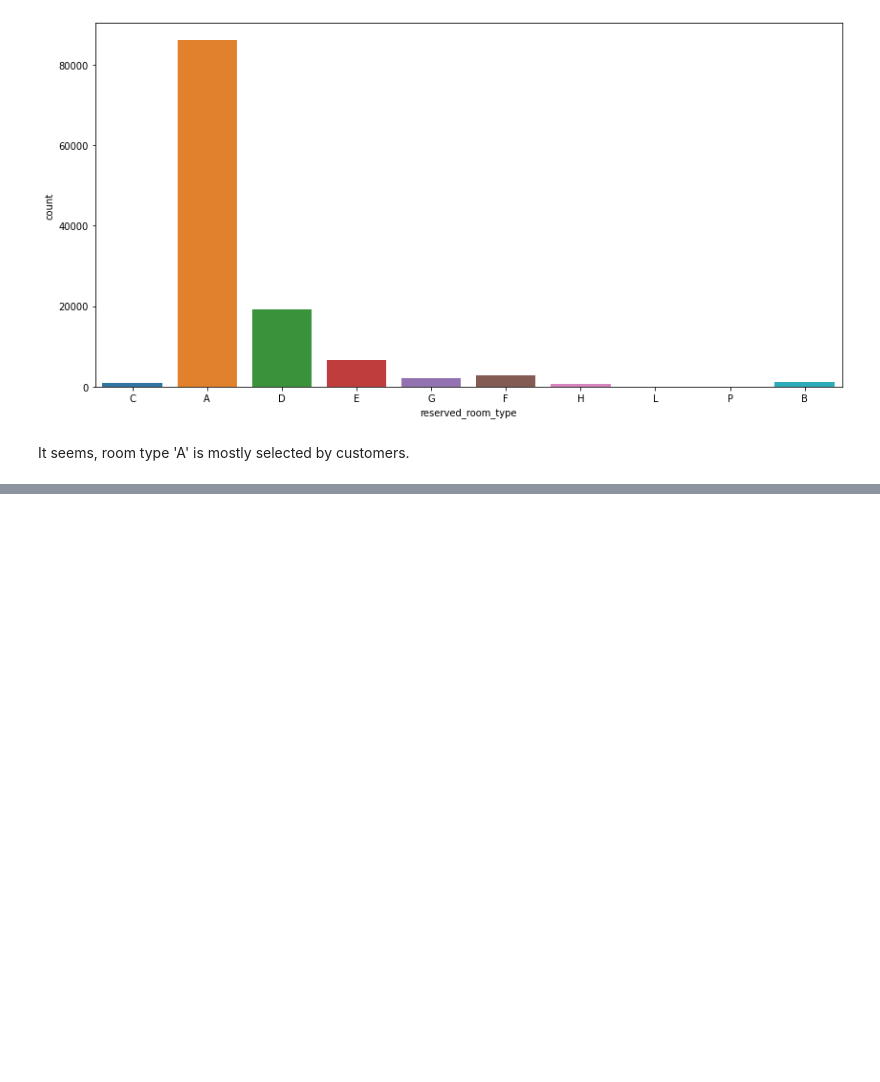
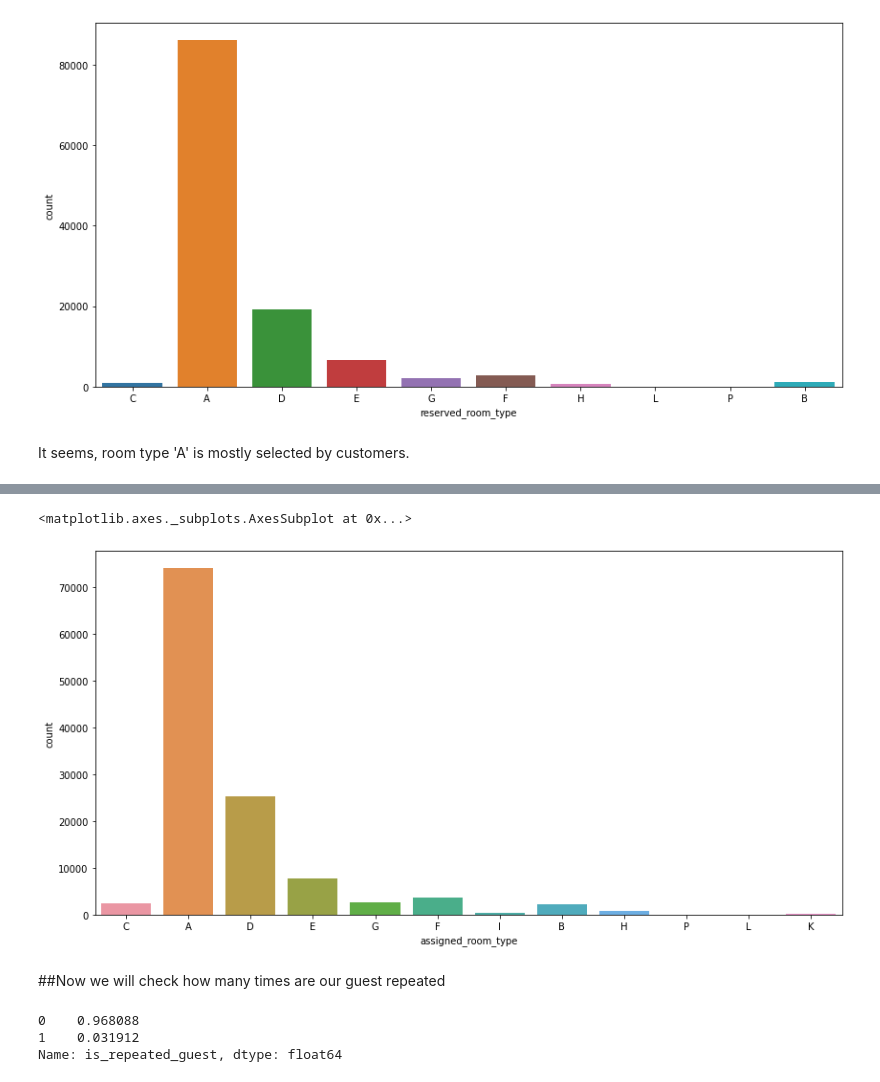
Before and after one commit to arifuddinatif/hotel-booking-analysis, a Jupyter notebook: Hotel_booking_analysis.ipynb, the cells around one changed output, grey strips where cells are left out. Cells and saved outputs as stored; diff of their text form; code cells hidden in the pictures; blank space fills up the shorter version.

```diff
--- a/Hotel_booking_analysis.ipynb
+++ b/Hotel_booking_analysis.ipynb
@@ -465,0 +484,14 @@ It seems, room type 'A' is mostly selected by customers.
+# %%
+plt.figure(figsize=(14,7))
+sns.countplot(df['assigned_room_type'])
+# %% [output]
+<matplotlib.axes._subplots.AxesSubplot at 0x...>
+[figure, added]
+# %% [markdown]
+##Now we will check how many times are our guest repeated
+# %%
+df.is_repeated_guest.value_counts(normalize=True)
+# %% [output]
+0    0.968088
+1    0.031912
+Name: is_repeated_guest, dtype: float64
```
Also changed, not shown: parts of 13 cells of this notebook.
